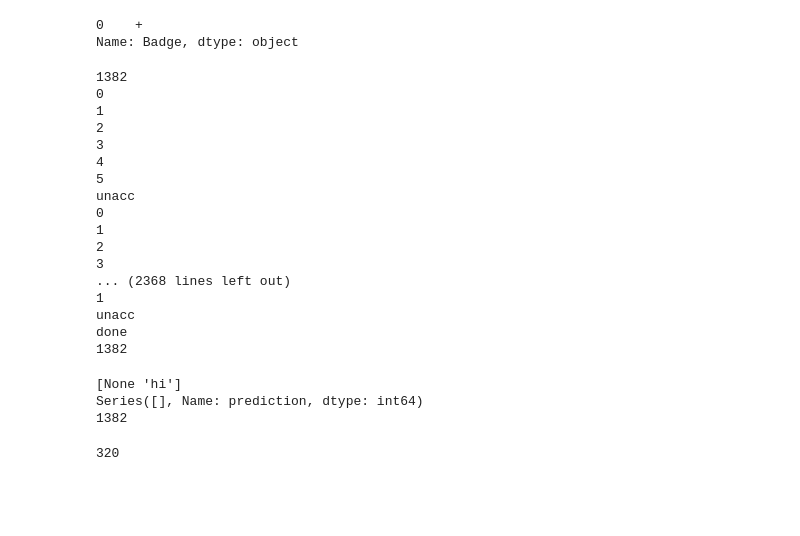
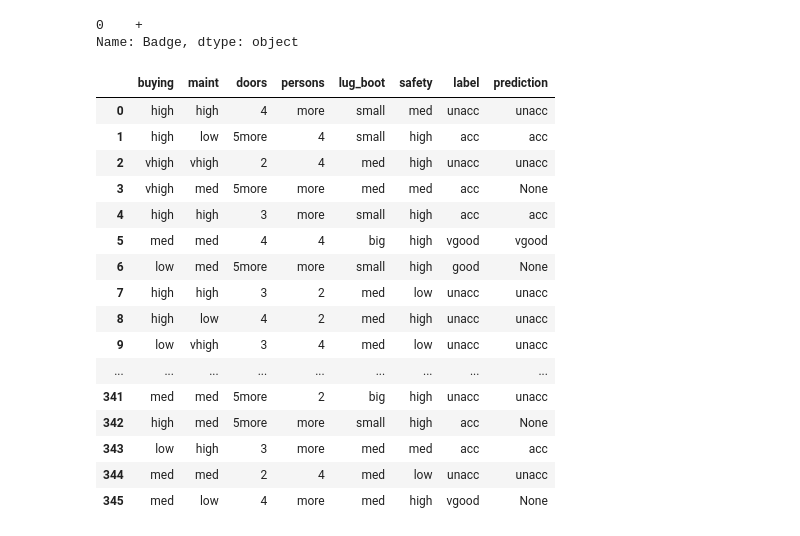
Before and after one commit to hunterwr/Homework01, a Jupyter notebook: Homework01.ipynb, the cells around one changed output. Cells and saved outputs as stored; diff of their text form; code cells hidden in the pictures; blank space fills up the shorter version.

```diff
--- a/Homework01.ipynb
+++ b/Homework01.ipynb
@@ -258,49 +256,31 @@ def buildID3(df, predicted_column, max_depth=5, path=pd.Series(), current_depth=
 def evaluate_model(tree, test_df, predicted_column):
     counter = 0
     test_df['prediction'] = None
-    print(len(test_df))
+    #print(len(test_df))
     for i in range (0, len(tree)):
         #temp_df = test_df[test_df[] == tree and test_df[] == tree and test_df[] == tree and test_df[] == tree and test_df[] == tree and test_df[] == tree]
         temp_df = test_df
         for row_num in range(0,int((len(tree.columns)+1)/2)):
-            print(row_num)
+            #print(row_num)
             if tree.iloc[i, row_num*2] not in test_df.columns:
-                print(tree.iloc[i, row_num*2])
+                #print(tree.iloc[i, row_num*2])
                 for index in temp_df.index:
                     test_df['prediction'].loc[index] = tree.iloc[i, row_num*2]
                 break
             else:
-                # if len(temp_df[temp_df[tree.iloc[i, row_num*2]] == tree.iloc[i, row_num*2+1]]) > 0:
-                temp_df = temp_df[temp_df[tree.iloc[i, row_num*2]] == tree.iloc[i, row_num*2+1]]
-                # else:
-                #     temp_df = temp_df[temp_df[tree.iloc[i, row_num*2]] == 'UNKNOWN']
+                if len(temp_df[temp_df[tree.iloc[i, row_num*2]] == tree.iloc[i, row_num*2+1]]) > 0:
+                    temp_df = temp_df[temp_df[tree.iloc[i, row_num*2]] == tree.iloc[i, row_num*2+1]]
+                else:
+                    temp_df = temp_df[temp_df[tree.iloc[i, row_num*2]] == 'UNKNOWN']
         counter += len(temp_df)
-    print('done')
-    print(counter)
+
+    test_df['prediction'].fillna(test_df[predicted_column].mode())
 
     return test_df
 # %%
 tree = buildID3(train_df, 'label', 200)
 # %%
-predictions = evaluate_model(tree, train_df, 'label')
+predictions = evaluate_model(tree, test_df, 'label')
-# %% [output]
-1382
-0
-1
-2
-3
-4
-5
-unacc
-0
-1
-2
-3
-... (2368 lines left out)
-1
-unacc
-done
-1382
 # %%
 display(tree)
 # %%
@@ -313,13 +293,23 @@ print(np.append(predictions['prediction'].unique(), 'hi'))
 print(predictions['prediction'].value_counts())
 
 print(len(predictions))
-# %% [output]
-[None 'hi']
-Series([], Name: prediction, dtype: int64)
-1382
-# %%
-print(234+62+13+11)
-# %% [output]
-320
 # %%
-display(tree)
+display(predictions)
+# %% [output]
+|  | buying | maint | doors | persons | lug_boot | safety | label | prediction |
+| 0 | high | high | 4 | more | small | med | unacc | unacc |
+| 1 | high | low | 5more | 4 | small | high | acc | acc |
+| 2 | vhigh | vhigh | 2 | 4 | med | high | unacc | unacc |
+| 3 | vhigh | med | 5more | more | med | med | acc | None |
+| 4 | high | high | 3 | more | small | high | acc | acc |
+| 5 | med | med | 4 | 4 | big | high | vgood | vgood |
+| 6 | low | med | 5more | more | small | high | good | None |
+| 7 | high | high | 3 | 2 | med | low | unacc | unacc |
+| 8 | high | low | 4 | 2 | med | high | unacc | unacc |
+| 9 | low | vhigh | 3 | 4 | med | low | unacc | unacc |
+| ... | ... | ... | ... | ... | ... | ... | ... | ... |
+| 341 | med | med | 5more | 2 | big | high | unacc | unacc |
+| 342 | high | med | 5more | more | small | high | acc | None |
+| 343 | low | high | 3 | more | med | med | acc | acc |
+| 344 | med | med | 2 | 4 | med | low | unacc | unacc |
+| 345 | med | low | 4 | more | med | high | vgood | None |
```
Also changed, not shown: parts of 2 cells of this notebook, 1 other file.
